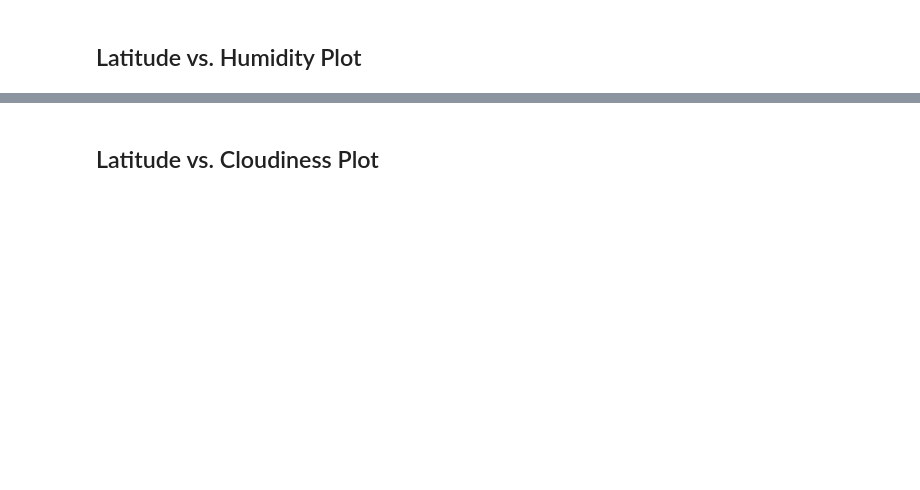
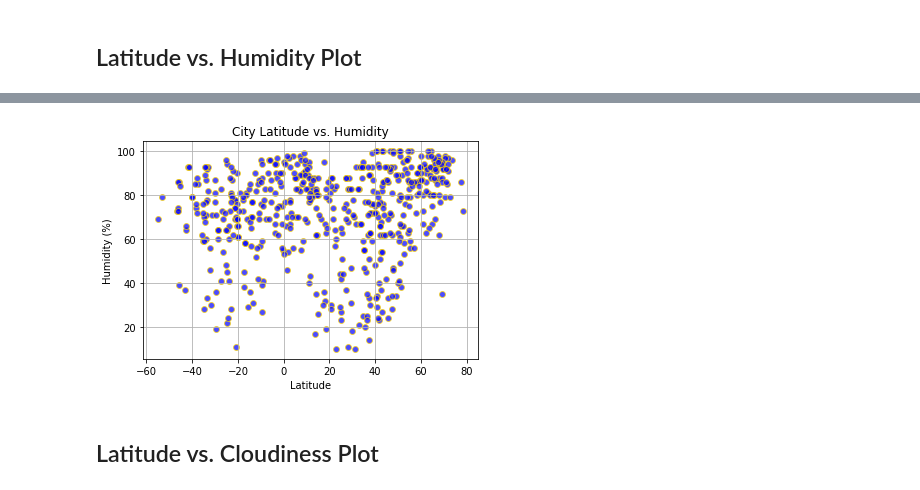
Before and after one commit to Lindsey-G/UCI-Homework-Giron, a Jupyter notebook: Homework_01/06-python-api-challenge/WeatherPy/02-WeatherPy.ipynb, the cells around one changed output, grey strips where cells are left out. Cells and saved outputs as stored; diff of their text form; code cells hidden in the pictures; blank space fills up the shorter version.

```diff
--- a/Homework_01/06-python-api-challenge/WeatherPy/02-WeatherPy.ipynb
+++ b/Homework_01/06-python-api-challenge/WeatherPy/02-WeatherPy.ipynb
@@ -249,2 +267,15 @@ Int64Index([], dtype='int64')
+# %%
+# Create scatter plot for lat vs humidity
+plt.scatter(lat, humidity, marker="o", facecolors="blue", edgecolors="gold", alpha=0.70)
+
+# Assgin labels
+plt.title("City Latitude vs. Humidity")
+plt.xlabel("Latitude")
+plt.ylabel("Humidity (%)")
+
+# Add grid
+plt.grid()
+# %% [output]
+[figure, added]
 # %% [markdown]
 ## Latitude vs. Cloudiness Plot
```
Also changed, not shown: parts of 11 cells of this notebook.
